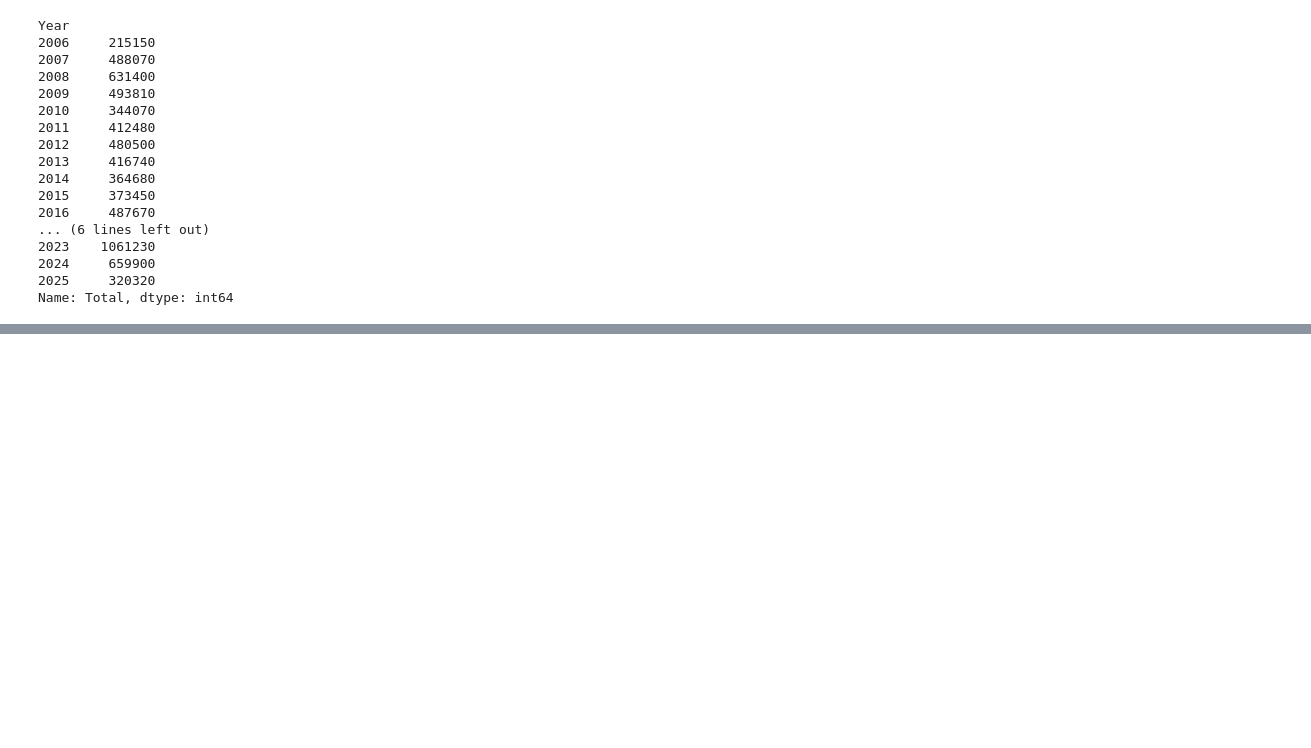
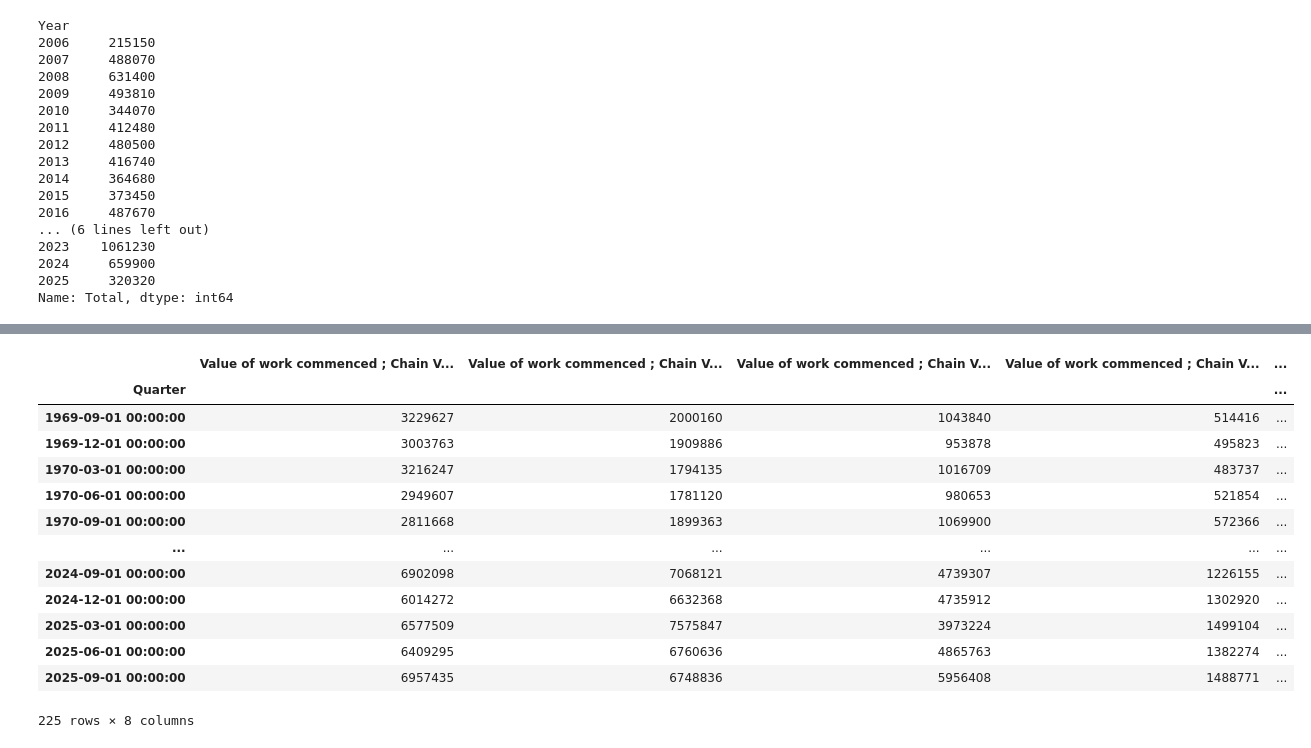
Before and after one commit to aydinkhan2005/Investigating-Factors-Affecting-Housing-in-Australia, a Jupyter notebook: notebooks/clean_dataset.ipynb, the cells around one changed output, grey strips where cells are left out. Drawn from its saved outputs; the diff is of its cells as text; code cells hidden in the pictures; blank space fills up the shorter version.

```diff
--- a/notebooks/clean_dataset.ipynb
+++ b/notebooks/clean_dataset.ipynb
@@ -139,0 +160,3 @@ cleaned_data.to_csv('../data/migration_data.csv')
+# %%
+work_commenced_raw = pd.read_excel('../data/value_of_residential_building_work_commenced.xlsx', sheet_name=1)
+work_commenced_raw.head()
@@ -139,0 +211,23 @@ cleaned_data.to_csv('../data/migration_data.csv')
+# %%
+work_commenced = work_commenced_raw.copy()
+pattern = r'Value of work commenced\s*;\s*Chain Volume Measures ;\s*[^;]+\s*;\s*New\s*;\s*Total Residential\s*;'
+columns_mask = [re.match(pattern, s) is not None for s in work_commenced.columns]
+work_commenced.index = work_commenced.loc[:, 'Unnamed: 0']
+work_commenced = work_commenced.iloc[9:, columns_mask]
+work_commenced = work_commenced.rename_axis('Quarter', axis='rows')
+work_commenced
+# %% [output]
+|  | Value of work commenced ; Chain V... | Value of work commenced ; Chain V... | Value of work commenced ; Chain V... | Value of work commenced ; Chain V... | ... |
+| Quarter |  |  |  |  | ... |
+| 1969-09-01 00:00:00 | 3229627 | 2000160 | 1043840 | 514416 | ... |
+| 1969-12-01 00:00:00 | 3003763 | 1909886 | 953878 | 495823 | ... |
+| 1970-03-01 00:00:00 | 3216247 | 1794135 | 1016709 | 483737 | ... |
+| 1970-06-01 00:00:00 | 2949607 | 1781120 | 980653 | 521854 | ... |
+| 1970-09-01 00:00:00 | 2811668 | 1899363 | 1069900 | 572366 | ... |
+| ... | ... | ... | ... | ... | ... |
+| 2024-09-01 00:00:00 | 6902098 | 7068121 | 4739307 | 1226155 | ... |
+| 2024-12-01 00:00:00 | 6014272 | 6632368 | 4735912 | 1302920 | ... |
+| 2025-03-01 00:00:00 | 6577509 | 7575847 | 3973224 | 1499104 | ... |
+| 2025-06-01 00:00:00 | 6409295 | 6760636 | 4865763 | 1382274 | ... |
+| 2025-09-01 00:00:00 | 6957435 | 6748836 | 5956408 | 1488771 | ... |
+225 rows × 8 columns
```
Also changed, not shown: parts of 13 cells of this notebook, 4 other files.
